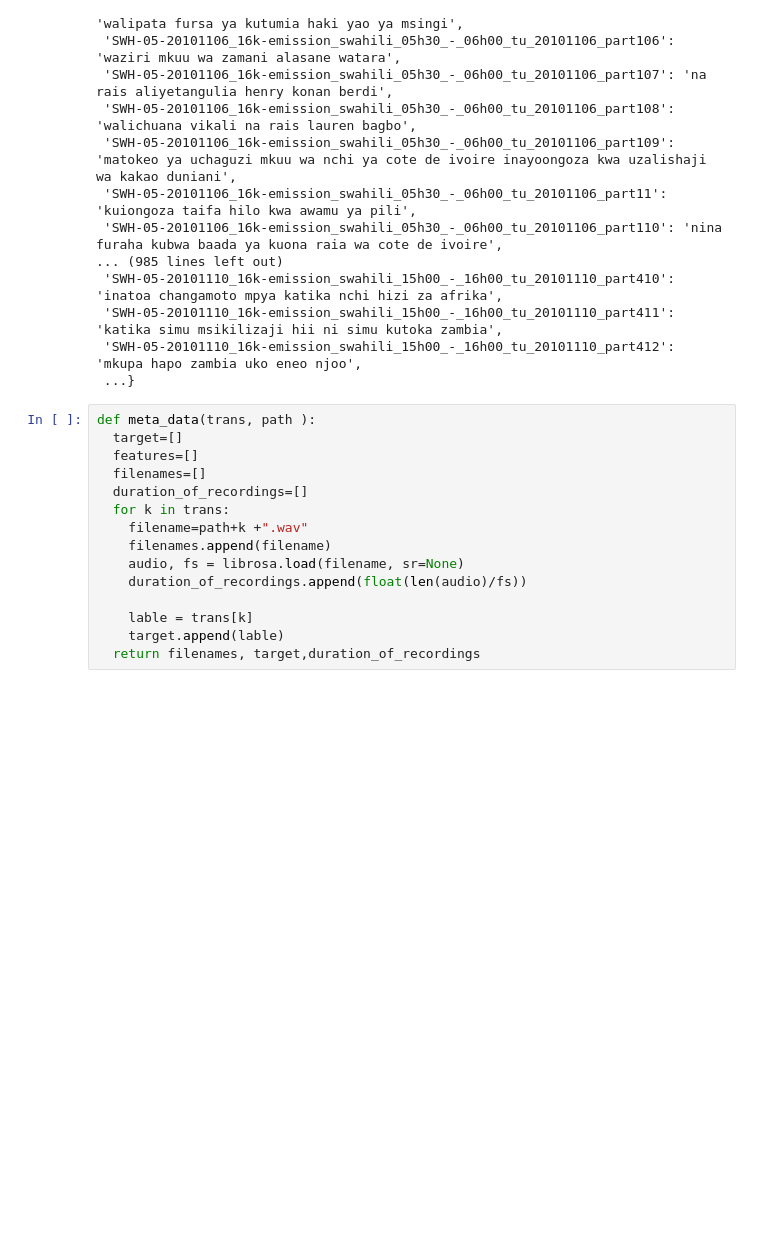
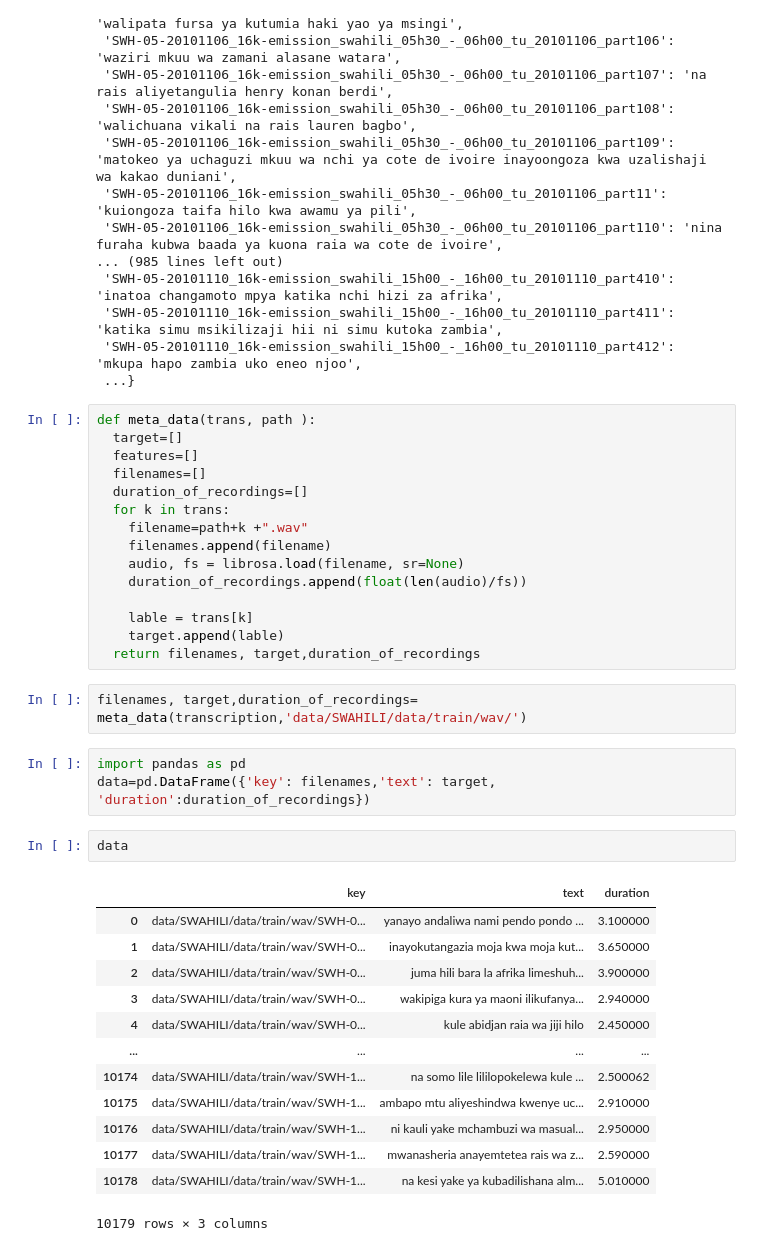
Before and after one commit to African-language-Speech-Recognition/african_language-Speech_Recognition, a Jupyter notebook: data_generator.ipynb, the cells around one changed output. Drawn from its saved outputs; the diff is of its cells as text; blank space fills up the shorter version.

Commit message:
Finished  creating a dataframe

```diff
--- a/data_generator.ipynb
+++ b/data_generator.ipynb
@@ -54,3 +54,24 @@ def meta_data(trans, path ):
     lable = trans[k]
     target.append(lable)
   return filenames, target,duration_of_recordings
+# %%
+filenames, target,duration_of_recordings= meta_data(transcription,'data/SWAHILI/data/train/wav/')
+# %%
+import pandas as pd
+data=pd.DataFrame({'key': filenames,'text': target, 'duration':duration_of_recordings})
+# %%
+data
+# %% [output]
+|  | key | text | duration |
+| 0 | data/SWAHILI/data/train/wav/SWH-0... | yanayo andaliwa nami pendo pondo ... | 3.100000 |
+| 1 | data/SWAHILI/data/train/wav/SWH-0... | inayokutangazia moja kwa moja kut... | 3.650000 |
+| 2 | data/SWAHILI/data/train/wav/SWH-0... | juma hili bara la afrika limeshuh... | 3.900000 |
+| 3 | data/SWAHILI/data/train/wav/SWH-0... | wakipiga kura ya maoni ilikufanya... | 2.940000 |
+| 4 | data/SWAHILI/data/train/wav/SWH-0... | kule abidjan raia wa jiji hilo | 2.450000 |
+| ... | ... | ... | ... |
+| 10174 | data/SWAHILI/data/train/wav/SWH-1... | na somo lile lililopokelewa kule ... | 2.500062 |
+| 10175 | data/SWAHILI/data/train/wav/SWH-1... | ambapo mtu aliyeshindwa kwenye uc... | 2.910000 |
+| 10176 | data/SWAHILI/data/train/wav/SWH-1... | ni kauli yake mchambuzi wa masual... | 2.950000 |
+| 10177 | data/SWAHILI/data/train/wav/SWH-1... | mwanasheria anayemtetea rais wa z... | 2.590000 |
+| 10178 | data/SWAHILI/data/train/wav/SWH-1... | na kesi yake ya kubadilishana alm... | 5.010000 |
+10179 rows × 3 columns
```
